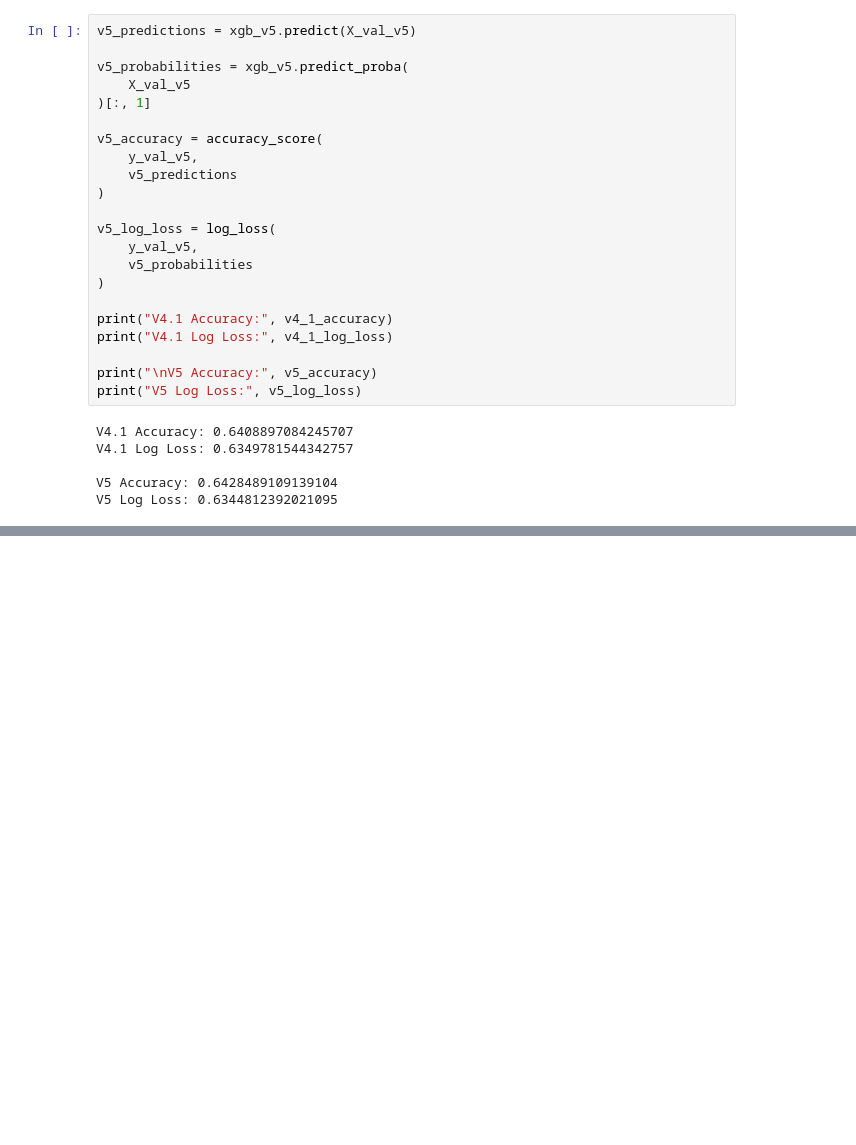
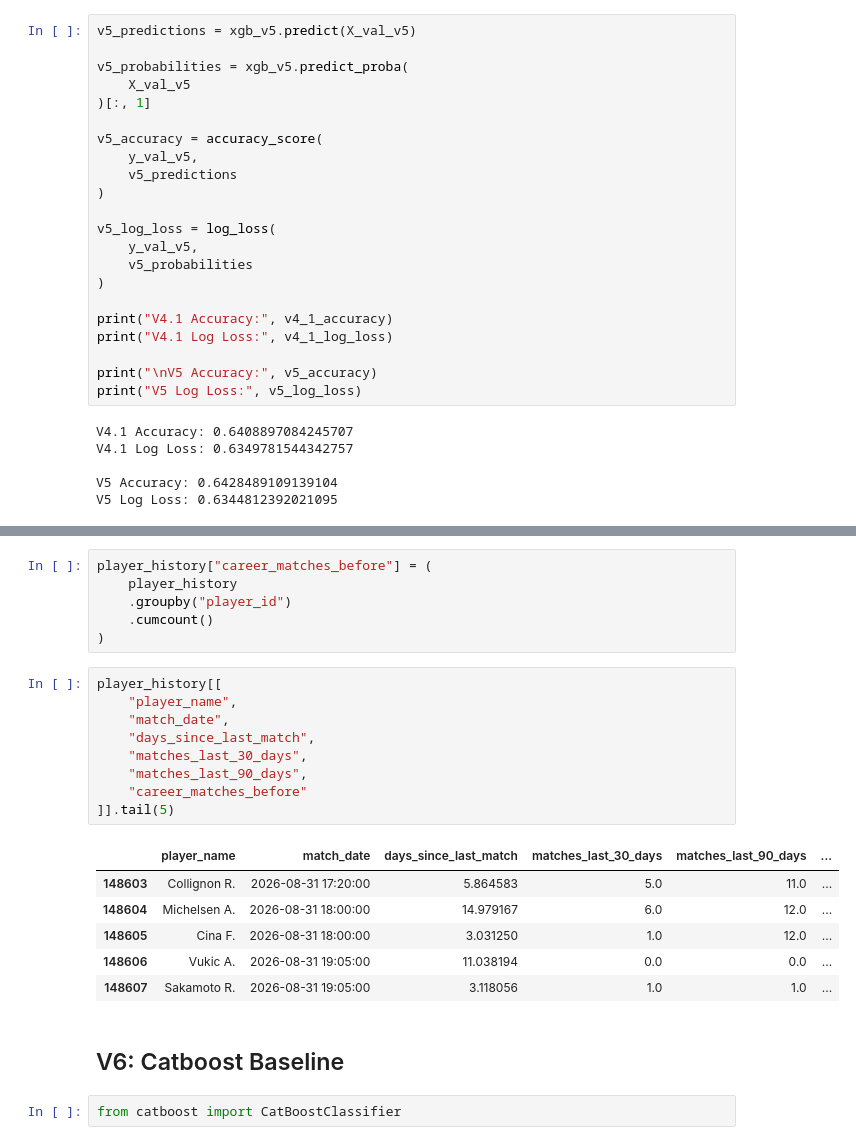
Before and after one commit to chirag330/Tennis-ML-Predictor---US-Open, a Jupyter notebook: Main.ipynb, the cells around one changed output, grey strips where cells are left out. Drawn from its saved outputs; the diff is of its cells as text; blank space fills up the shorter version.

Commit message:
Implemented two versions of CatBoost

```diff
--- a/Main.ipynb
+++ b/Main.ipynb
@@ -3372,0 +3464,26 @@ V5 Log Loss: 0.6344812392021095
+# %%
+player_history["career_matches_before"] = (
+    player_history
+    .groupby("player_id")
+    .cumcount()
+)
+# %%
+player_history[[
+    "player_name",
+    "match_date",
+    "days_since_last_match",
+    "matches_last_30_days",
+    "matches_last_90_days",
+    "career_matches_before"
+]].tail(5)
+# %% [output]
+|  | player_name | match_date | days_since_last_match | matches_last_30_days | matches_last_90_days | ... |
+| 148603 | Collignon R. | 2026-08-31 17:20:00 | 5.864583 | 5.0 | 11.0 | ... |
+| 148604 | Michelsen A. | 2026-08-31 18:00:00 | 14.979167 | 6.0 | 12.0 | ... |
+| 148605 | Cina F. | 2026-08-31 18:00:00 | 3.031250 | 1.0 | 12.0 | ... |
+| 148606 | Vukic A. | 2026-08-31 19:05:00 | 11.038194 | 0.0 | 0.0 | ... |
+| 148607 | Sakamoto R. | 2026-08-31 19:05:00 | 3.118056 | 1.0 | 1.0 | ... |
+# %% [markdown]
+## V6: Catboost Baseline
+# %%
+from catboost import CatBoostClassifier
```
Also changed, not shown: parts of 35 cells of this notebook, 7 other files.
